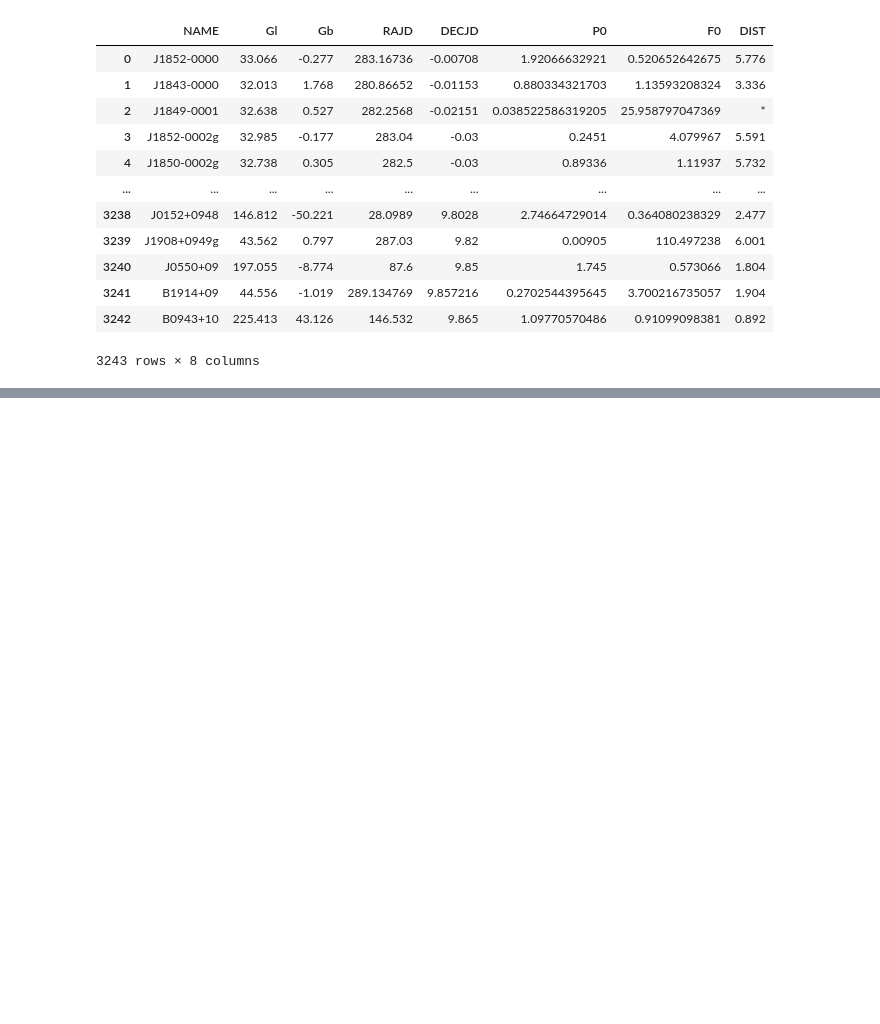
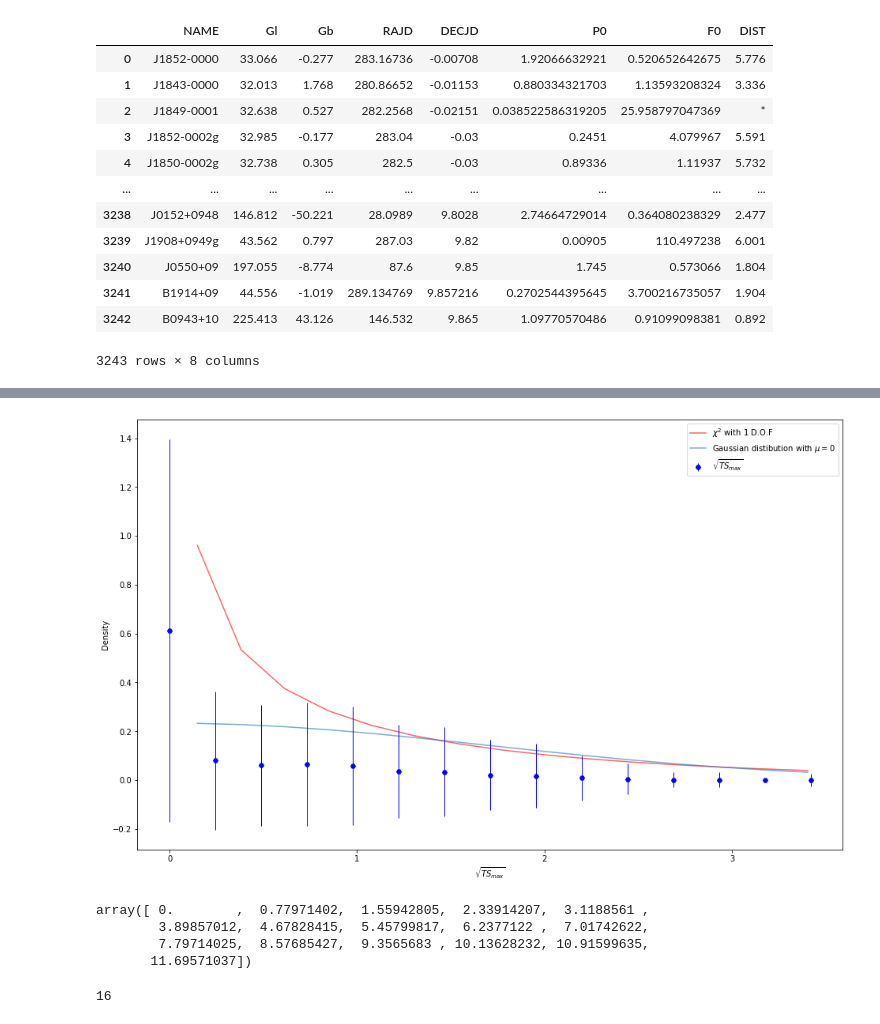
Before and after one commit to DarkWake9/Project-IceCube-Legacy, a Jupyter notebook: task4/task4b.ipynb, the cells around one changed output, grey strips where cells are left out. Drawn from its saved outputs; the diff is of its cells as text; code cells hidden in the pictures; blank space fills up the shorter version.

```diff
--- a/task4/task4b.ipynb
+++ b/task4/task4b.ipynb
@@ -349,0 +333,2 @@ plt.show()
+# %%
+binnedsts, wsts = np.histogram(sqrtts, 15)
@@ -349,0 +345,2 @@ plt.show()
+# %%
+nerr = np.sqrt(binnedsts/np.sum(binnedsts))
@@ -349,0 +354,18 @@ plt.show()
+# %%
+df = 1
+x = np.linspace(chi2.ppf(0.3, df),chi2.ppf(0.935, df), 15)
+plt.figure(figsize=(16,10))
+#plt.yscale('log')
+#plt.yticks([1, 10, 100, 1000, 10000], [1, 10, 100, 1000, 10000])
+
+plt.plot(x, chi2.pdf(x, df),'r-', alpha=0.6, label=f'$\chi^2$ with {df} D.O.F')
+plt.plot(x, norm.pdf(x, 0, np.mean(wsts)),'-', alpha=0.6, label=f'Gaussian distibution with $\mu = 0$')
+plt.xticks([0, 1, 2, 3, 4], [0, 1, 2, 3, 4])
+plt.errorbar(np.linspace(0, max(wsts), 15), binnedsts/np.sum(binnedsts), nerr,  aa = True, barsabove = True, fmt='Hb',ecolor='blue', elinewidth=1, label='$\sqrt{TS_{max}}$')
+plt.xlabel("$\sqrt{TS_{max}}$")
+plt.ylabel("Density")
+plt.legend()
+plt.savefig("outputs/sqrt(TSmax)errbar.jpg")
+plt.show()
+# %% [output]
+[figure, added]
@@ -349,0 +374,11 @@ plt.show()
+# %%
+sqwt
+# %% [output]
+array([ 0.        ,  0.77971402,  1.55942805,  2.33914207,  3.1188561 ,
+        3.89857012,  4.67828415,  5.45799817,  6.2377122 ,  7.01742622,
+        7.79714025,  8.57685427,  9.3565683 , 10.13628232, 10.91599635,
+       11.69571037])
+# %%
+len(sqwt)
+# %% [output]
+16
```
Also changed, not shown: parts of 16 cells of this notebook, 4 other files.
